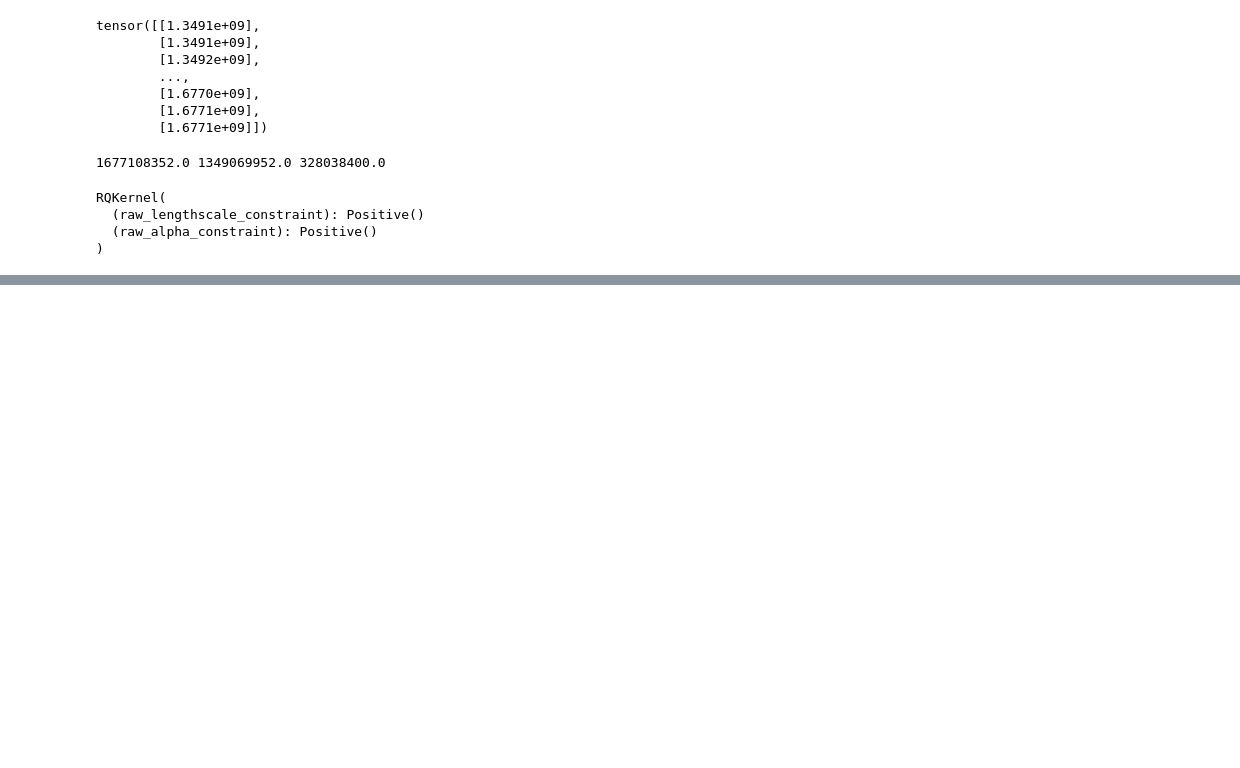
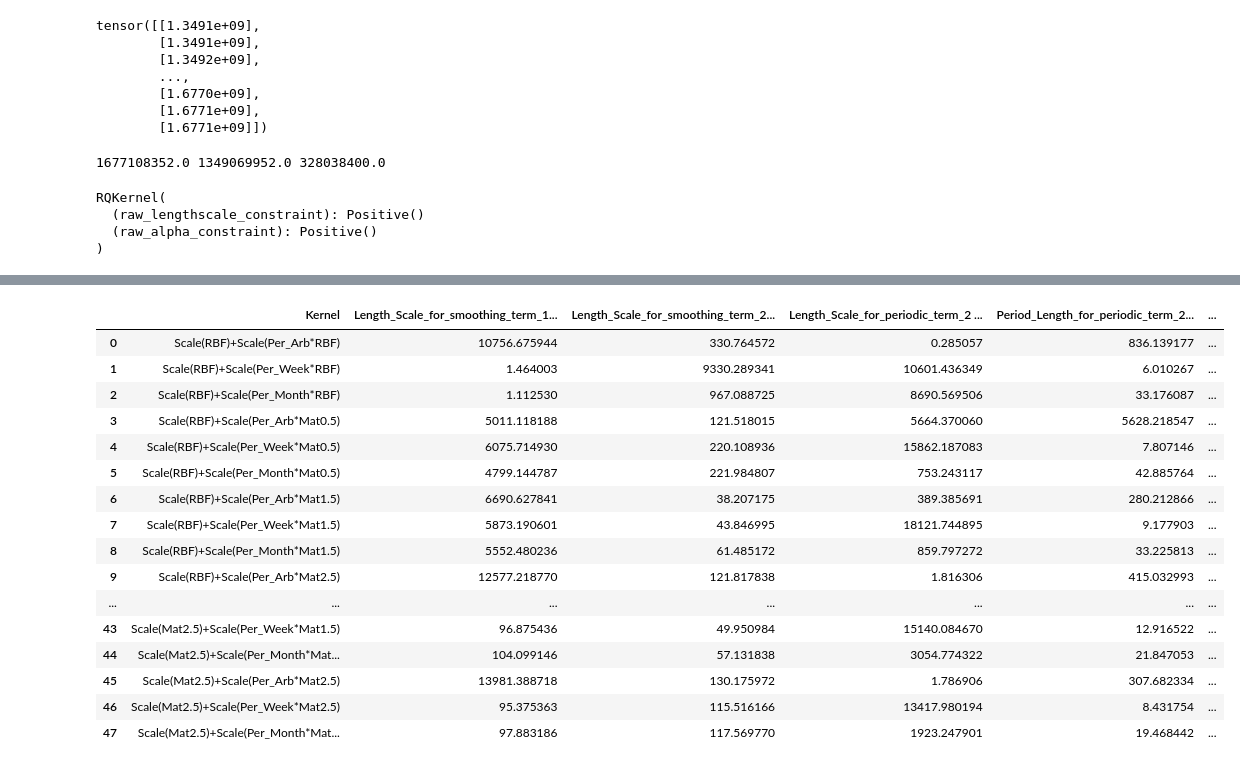
Before and after one commit to DanielCaoSilva/GaussProcesses, a Jupyter notebook: notebooks/MultipleExactGPs.ipynb, the cells around one changed output, grey strips where cells are left out. Cells and saved outputs as stored; diff of their text form; code cells hidden in the pictures; blank space fills up the shorter version.

```diff
--- a/notebooks/MultipleExactGPs.ipynb
+++ b/notebooks/MultipleExactGPs.ipynb
@@ -331,10 +331,11 @@ for sk1 in smooth_kernel_list_1:
                 num_iter=1000, lr=0.0063,
                 name=name_of_kernel)
             exact_gp.test_eval_exact_gp()
-            exact_gp.plot(show_plot=False)
+            # exact_gp.plot(show_plot=False)
+            bic_value = exact_gp.get_BIC()
             bic_save.append([
                 *k_list,
-                exact_gp.get_BIC().item,
+                bic_value.item(),
                 kernel.kernels[0].base_kernel.lengthscale.item(),
                 kernel.kernels[1].base_kernel.kernels[1].lengthscale.item(),
                 kernel.kernels[1].base_kernel.kernels[0].lengthscale.item(),
@@ -349,8 +350,8 @@ for sk1 in smooth_kernel_list_1:
             gc.enable()
             gc.collect()
             torch.cuda.empty_cache()
-bic_out_df = pd.DataFrame(bic_save, columns=['Name', 'BIC', 's1_ls', 's2_ls', 'pk_ls', 'pk_pr', 'Kernel Structure'])
-bic_out_df.to_csv('bic_save_2.csv')
+bic_out_df = pd.DataFrame(bic_save, columns=['add_scale1_K1', 'scale2_mult_K2', 'scale2_mult_K3', 'BIC', 's1_ls', 's2_ls', 'pk_ls', 'pk_pr'])
+bic_out_df.to_csv('bic_save_linear_kernel_struct.csv')
 # except:
 #     print("Error")
 #     pd.DataFrame(bic_save, columns=['Name', 'BIC', 'Full Kernel', 'Period']).to_csv('bic_save.csv')
@@ -382,0 +448,53 @@ bic_out_df
+# %%
+def period_convert(x, type_to_convert):
+    match type_to_convert:
+        case "raw":
+            return x
+        case "seconds":
+            return x * scale_factor
+        case "minutes":
+            return x * scale_factor / 60
+        case "hours":
+            return x * scale_factor / 60 / 60
+        case "days":
+            return x * scale_factor / 60 / 60 / 24
+        case "weeks":
+            return x * scale_factor / 60 / 60 / 24 / 7
+        case "months":
+            return x * scale_factor / 60 / 60 / 24 / 30
+        case "years":
+            return x * scale_factor / 60 / 60 / 24 / 365
+converted_array = []
+for index, row in bic_out_df.iterrows():
+    converted_array.append(
+        [f'Scale({row["add_scale1_K1"]})+Scale({row["scale2_mult_K2"]}*{row["scale2_mult_K3"]})', #row['BIC'],
+        period_convert(row['s1_ls'], "days"),
+        period_convert(row['s2_ls'], "days"),
+        period_convert(row['pk_ls'], "days"),
+        period_convert(row['pk_pr'],"days")])
+
+df_with_converstions = pd.DataFrame(
+    converted_array,
+    columns=[
+        "Kernel", "Length_Scale_for_smoothing_term_1 (Days)",
+        "Length_Scale_for_smoothing_term_2 (Days)", "Length_Scale_for_periodic_term_2 (Days)","Period_Length_for_periodic_term_2 (Days)"])
+joined_bic_table = pd.concat([df_with_converstions, bic_out_df], axis=1)
+joined_bic_table
+# %% [output]
+|  | Kernel | Length_Scale_for_smoothing_term_1... | Length_Scale_for_smoothing_term_2... | Length_Scale_for_periodic_term_2 ... | Period_Length_for_periodic_term_2... | ... |
+| 0 | Scale(RBF)+Scale(Per_Arb*RBF) | 10756.675944 | 330.764572 | 0.285057 | 836.139177 | ... |
+| 1 | Scale(RBF)+Scale(Per_Week*RBF) | 1.464003 | 9330.289341 | 10601.436349 | 6.010267 | ... |
+| 2 | Scale(RBF)+Scale(Per_Month*RBF) | 1.112530 | 967.088725 | 8690.569506 | 33.176087 | ... |
+| 3 | Scale(RBF)+Scale(Per_Arb*Mat0.5) | 5011.118188 | 121.518015 | 5664.370060 | 5628.218547 | ... |
+| 4 | Scale(RBF)+Scale(Per_Week*Mat0.5) | 6075.714930 | 220.108936 | 15862.187083 | 7.807146 | ... |
+| 5 | Scale(RBF)+Scale(Per_Month*Mat0.5) | 4799.144787 | 221.984807 | 753.243117 | 42.885764 | ... |
+| 6 | Scale(RBF)+Scale(Per_Arb*Mat1.5) | 6690.627841 | 38.207175 | 389.385691 | 280.212866 | ... |
+| 7 | Scale(RBF)+Scale(Per_Week*Mat1.5) | 5873.190601 | 43.846995 | 18121.744895 | 9.177903 | ... |
+| 8 | Scale(RBF)+Scale(Per_Month*Mat1.5) | 5552.480236 | 61.485172 | 859.797272 | 33.225813 | ... |
+| 9 | Scale(RBF)+Scale(Per_Arb*Mat2.5) | 12577.218770 | 121.817838 | 1.816306 | 415.032993 | ... |
+| ... | ... | ... | ... | ... | ... | ... |
+| 43 | Scale(Mat2.5)+Scale(Per_Week*Mat1.5) | 96.875436 | 49.950984 | 15140.084670 | 12.916522 | ... |
+| 44 | Scale(Mat2.5)+Scale(Per_Month*Mat... | 104.099146 | 57.131838 | 3054.774322 | 21.847053 | ... |
+| 45 | Scale(Mat2.5)+Scale(Per_Arb*Mat2.5) | 13981.388718 | 130.175972 | 1.786906 | 307.682334 | ... |
+| 46 | Scale(Mat2.5)+Scale(Per_Week*Mat2.5) | 95.375363 | 115.516166 | 13417.980194 | 8.431754 | ... |
+| 47 | Scale(Mat2.5)+Scale(Per_Month*Mat... | 97.883186 | 117.569770 | 1923.247901 | 19.468442 | ... |
```
Also changed, not shown: parts of 7 cells of this notebook, 2 other files.
